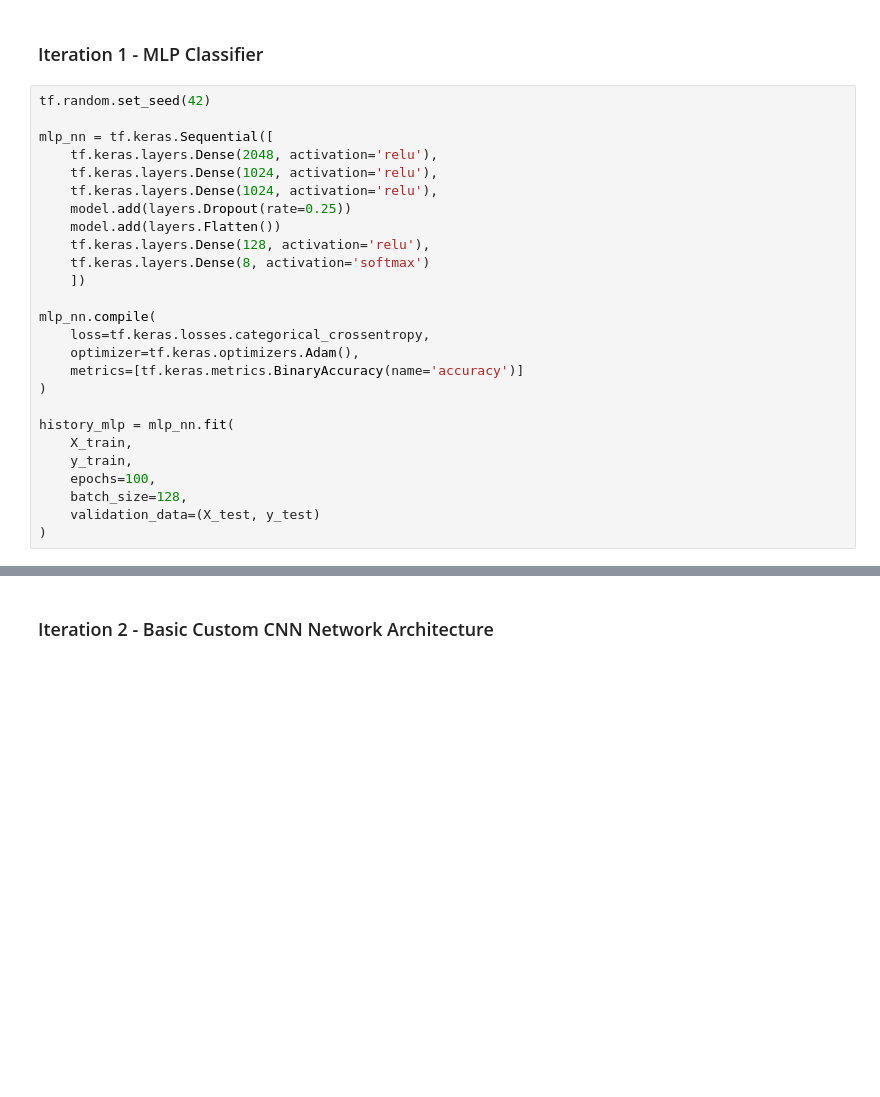
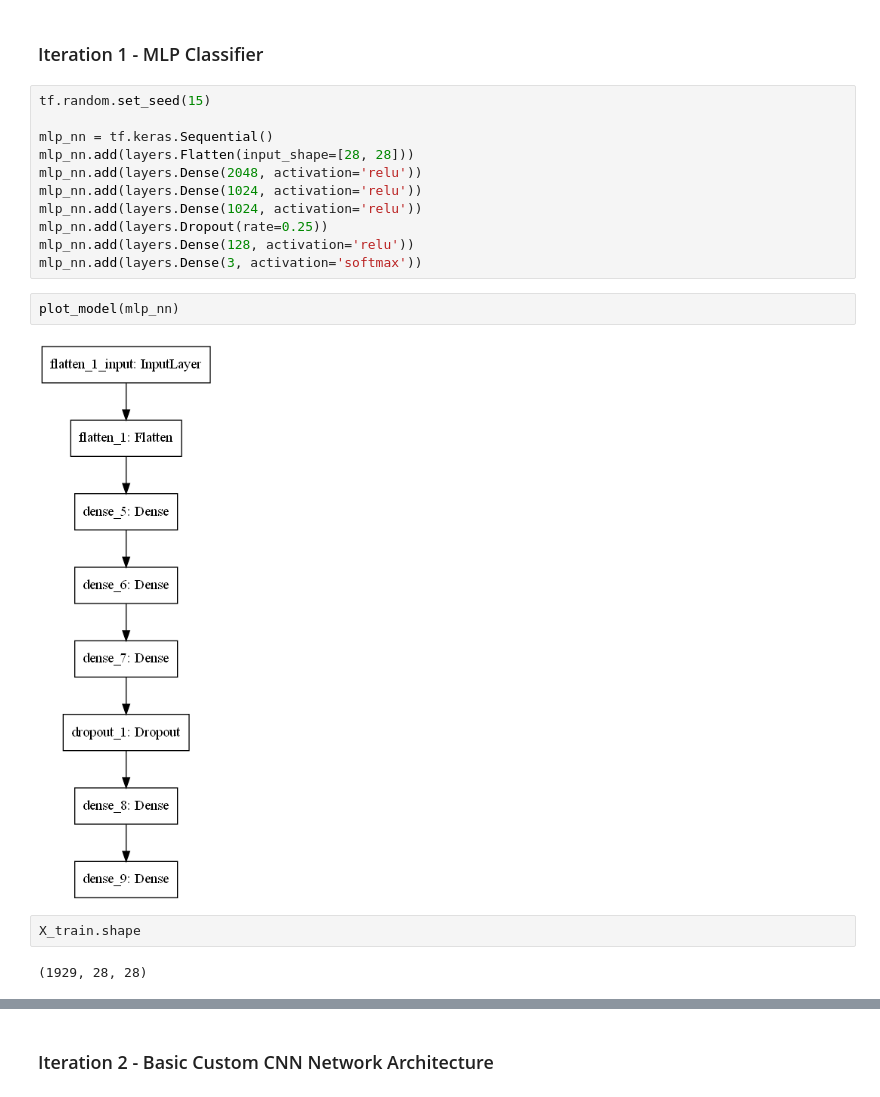
Before and after one commit to kofibuahin/CNN-Image-Classification-Model, a Jupyter notebook: Neural Network - Deliverable 2_CNN Classification.ipynb, the cells around one changed output, grey strips where cells are left out. Saved outputs shown, nothing was run; the diff lists cells and outputs as text; blank space fills up the shorter version.

```diff
--- a/Neural Network - Deliverable 2_CNN Classification.ipynb
+++ b/Neural Network - Deliverable 2_CNN Classification.ipynb
@@ -123,28 +205,21 @@ plt.show()
 # %% [markdown]
 ### Iteration 1 - MLP Classifier
 # %%
-tf.random.set_seed(42)
+tf.random.set_seed(15)
 
-mlp_nn = tf.keras.Sequential([
-    tf.keras.layers.Dense(2048, activation='relu'),
-    tf.keras.layers.Dense(1024, activation='relu'),
-    tf.keras.layers.Dense(1024, activation='relu'),
-    model.add(layers.Dropout(rate=0.25))
-    model.add(layers.Flatten())
-    tf.keras.layers.Dense(128, activation='relu'),
-    tf.keras.layers.Dense(8, activation='softmax')
-    ])
-
-mlp_nn.compile(
-    loss=tf.keras.losses.categorical_crossentropy,
-    optimizer=tf.keras.optimizers.Adam(),
-    metrics=[tf.keras.metrics.BinaryAccuracy(name='accuracy')]
-)
-
-history_mlp = mlp_nn.fit(
-    X_train,
-    y_train,
-    epochs=100,
-    batch_size=128,
-    validation_data=(X_test, y_test)
-)
+mlp_nn = tf.keras.Sequential()
+mlp_nn.add(layers.Flatten(input_shape=[28, 28]))
+mlp_nn.add(layers.Dense(2048, activation='relu'))
+mlp_nn.add(layers.Dense(1024, activation='relu'))
+mlp_nn.add(layers.Dense(1024, activation='relu'))
+mlp_nn.add(layers.Dropout(rate=0.25))
+mlp_nn.add(layers.Dense(128, activation='relu'))
+mlp_nn.add(layers.Dense(3, activation='softmax'))
+# %%
+plot_model(mlp_nn)
+# %% [output]
+[figure, added]
+# %%
+X_train.shape
+# %% [output]
+(1929, 28, 28)
```
Also changed, not shown: parts of 50 cells of this notebook.
